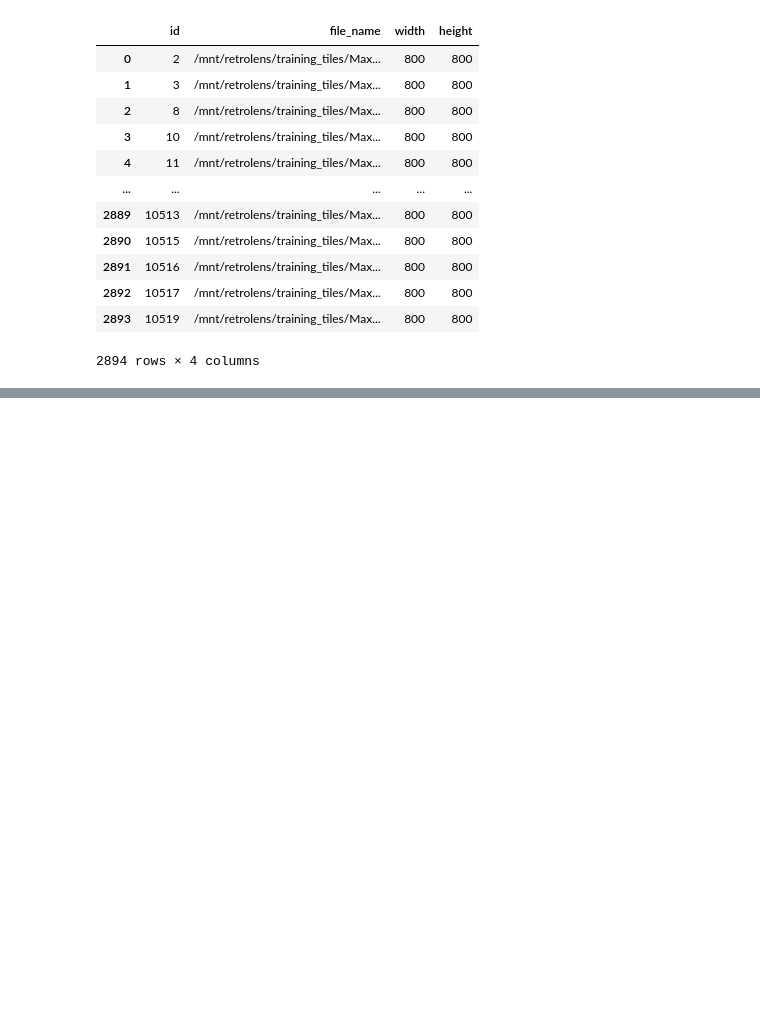
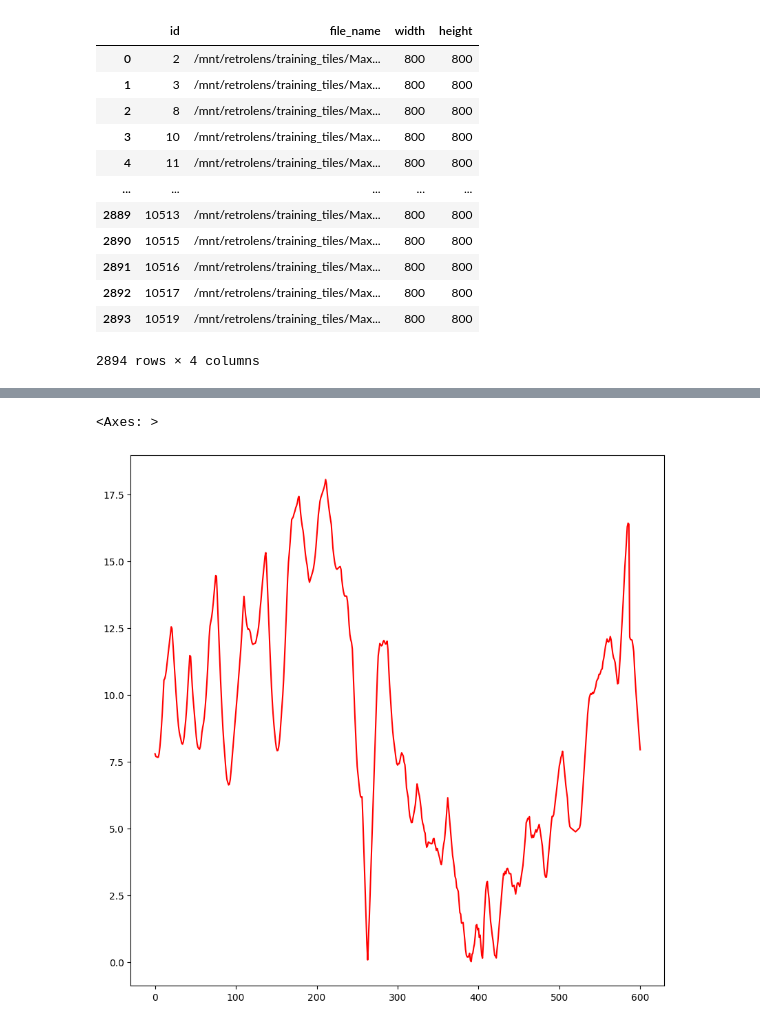
Before and after one commit to UoA-eResearch/CoastChange, a Jupyter notebook: predict.ipynb, the cells around one changed output, grey strips where cells are left out. Drawn from its saved outputs; the diff is of its cells as text; code cells hidden in the pictures; blank space fills up the shorter version.

```diff
--- a/predict.ipynb
+++ b/predict.ipynb
@@ -147,3 +182,8 @@ ax.set_ylim(ylim)
+# %%
+error.plot(color="red")
+# %% [output]
+<Axes: >
+[figure, added]
 # %%
 output_filename = "/mnt/output/shapefiles/" + os.path.splitext(os.path.basename(filename))[0] + ".shp"
 output_filename
```
Also changed, not shown: parts of 16 cells of this notebook.
